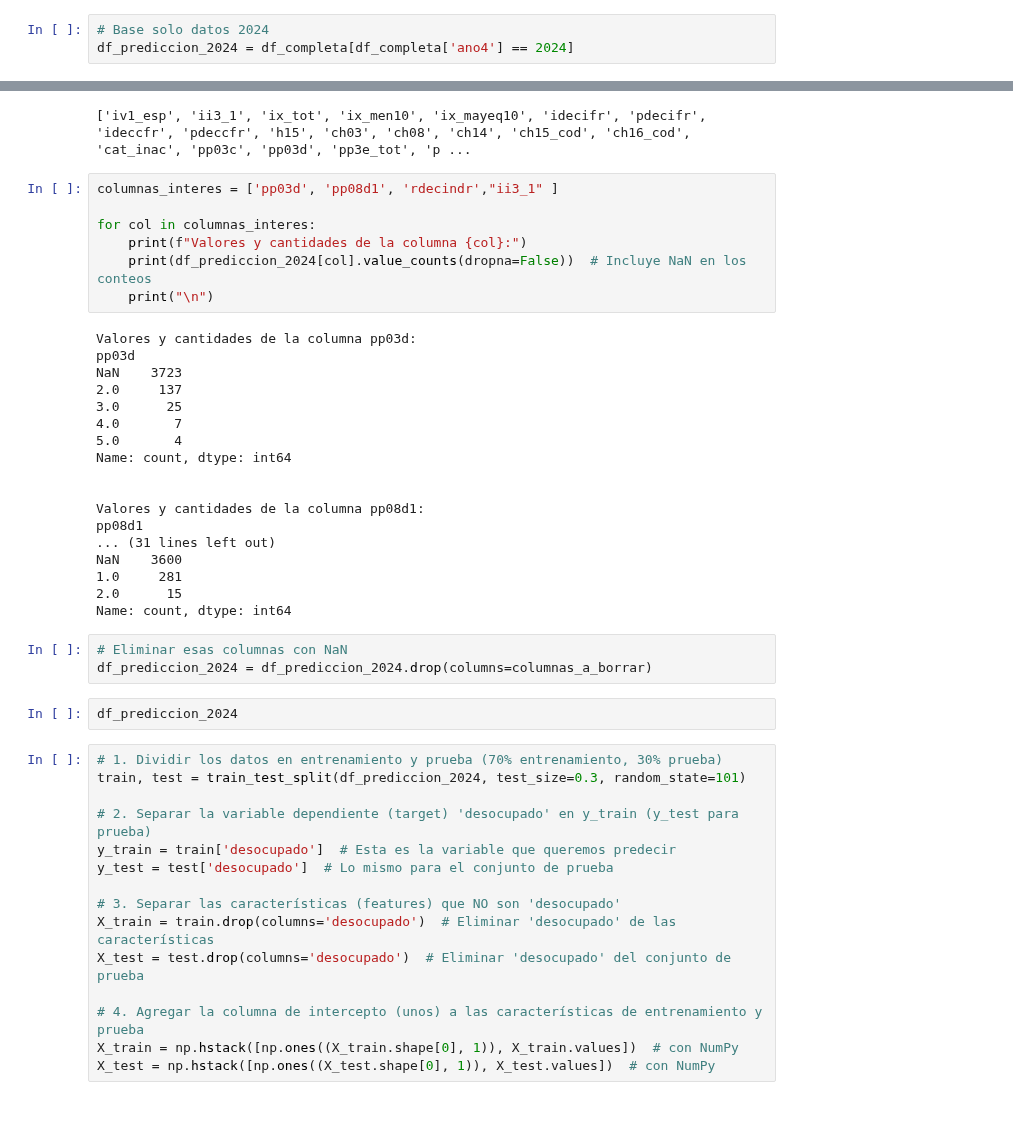
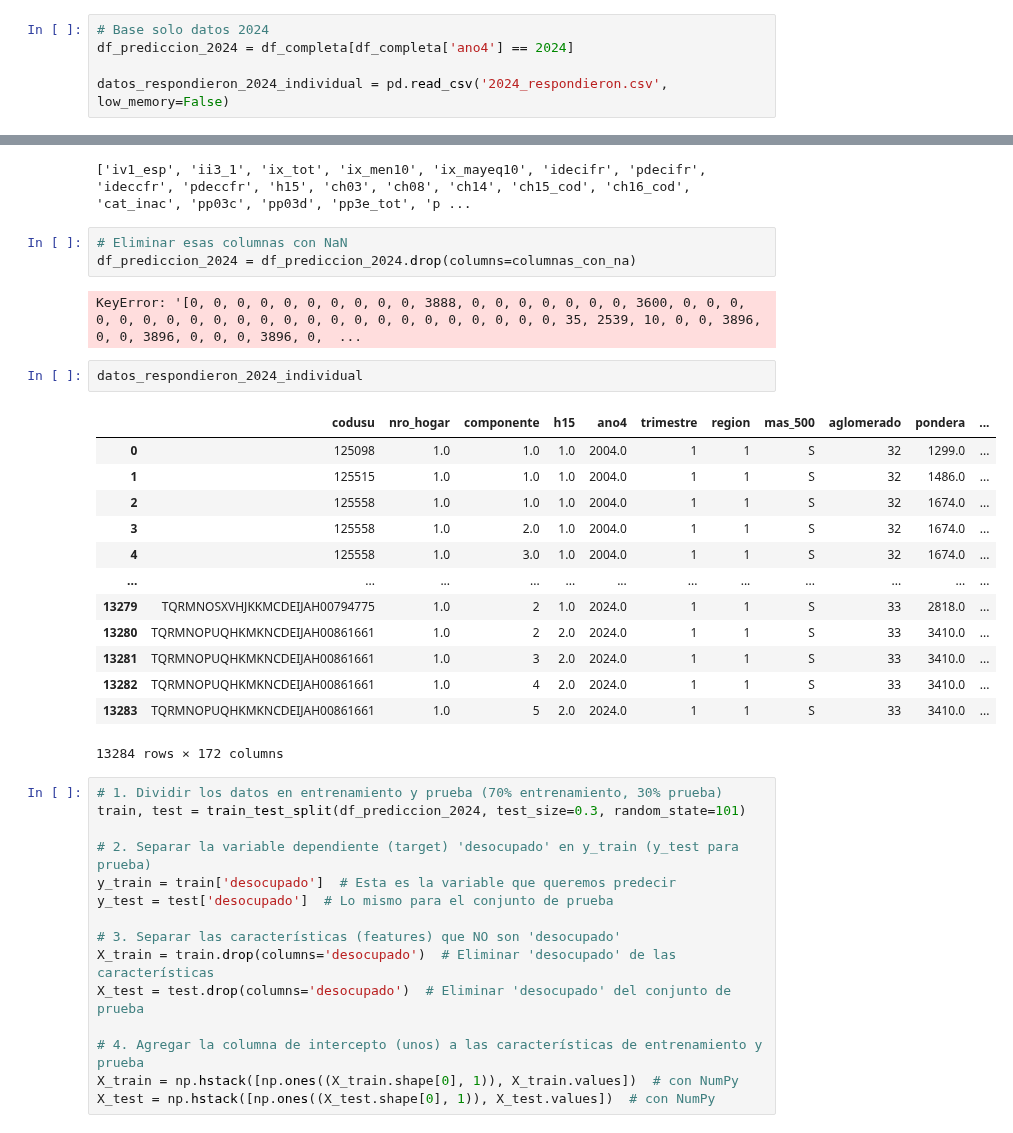
Before and after one commit to miligarofalo/CC408-T2-1, a Jupyter notebook: TP4/TP4_grupal.ipynb, the cells around one changed output, grey strips where cells are left out. Cells and saved outputs as stored; diff of their text form.

```diff
--- a/TP4/TP4_grupal.ipynb
+++ b/TP4/TP4_grupal.ipynb
@@ -673,6 +673,8 @@ VOY a buscar la tabla de respondieron para agarrar las dummys.
 # %%
 # Base solo datos 2024
 df_prediccion_2024 = df_completa[df_completa['ano4'] == 2024]
+
+datos_respondieron_2024_individual = pd.read_csv('2024_respondieron.csv', low_memory=False)
 # %%
 # Obtener las columnas con valores NaN
 columnas_con_na = df_prediccion_2024.isna().sum()
@@ -684,36 +686,27 @@ columnas_con_na_lista = columnas_con_na[columnas_con_na > 0].index.tolist()
 print(columnas_con_na_lista)
 # %% [output]
 ['iv1_esp', 'ii3_1', 'ix_tot', 'ix_men10', 'ix_mayeq10', 'idecifr', 'pdecifr', 'ideccfr', 'pdeccfr', 'h15', 'ch03', 'ch08', 'ch14', 'ch15_cod', 'ch16_cod', 'cat_inac', 'pp03c', 'pp03d', 'pp3e_tot', 'p ...
-# %%
-columnas_interes = ['pp03d', 'pp08d1', 'rdecindr',"ii3_1" ]
-
-for col in columnas_interes:
-    print(f"Valores y cantidades de la columna {col}:")
-    print(df_prediccion_2024[col].value_counts(dropna=False))  # Incluye NaN en los conteos
-    print("\n")
-# %% [output]
-Valores y cantidades de la columna pp03d:
-pp03d
-NaN    3723
-2.0     137
-3.0      25
-4.0       7
-5.0       4
-Name: count, dtype: int64
-
-
-Valores y cantidades de la columna pp08d1:
-pp08d1
-... (31 lines left out)
-NaN    3600
-1.0     281
-2.0      15
-Name: count, dtype: int64
 # %%
 # Eliminar esas columnas con NaN
-df_prediccion_2024 = df_prediccion_2024.drop(columns=columnas_a_borrar)
+df_prediccion_2024 = df_prediccion_2024.drop(columns=columnas_con_na)
+# %% [output]
+KeyError: '[0, 0, 0, 0, 0, 0, 0, 0, 0, 0, 3888, 0, 0, 0, 0, 0, 0, 0, 3600, 0, 0, 0, 0, 0, 0, 0, 0, 0, 0, 0, 0, 0, 0, 0, 0, 0, 0, 0, 0, 0, 0, 0, 35, 2539, 10, 0, 0, 3896, 0, 0, 3896, 0, 0, 0, 3896, 0,  ...
 # %%
-df_prediccion_2024
+datos_respondieron_2024_individual
+# %% [output]
+|  | codusu | nro_hogar | componente | h15 | ano4 | trimestre | region | mas_500 | aglomerado | pondera | ... |
+| 0 | 125098 | 1.0 | 1.0 | 1.0 | 2004.0 | 1 | 1 | S | 32 | 1299.0 | ... |
+| 1 | 125515 | 1.0 | 1.0 | 1.0 | 2004.0 | 1 | 1 | S | 32 | 1486.0 | ... |
+| 2 | 125558 | 1.0 | 1.0 | 1.0 | 2004.0 | 1 | 1 | S | 32 | 1674.0 | ... |
+| 3 | 125558 | 1.0 | 2.0 | 1.0 | 2004.0 | 1 | 1 | S | 32 | 1674.0 | ... |
+| 4 | 125558 | 1.0 | 3.0 | 1.0 | 2004.0 | 1 | 1 | S | 32 | 1674.0 | ... |
+| ... | ... | ... | ... | ... | ... | ... | ... | ... | ... | ... | ... |
+| 13279 | TQRMNOSXVHJKKMCDEIJAH00794775 | 1.0 | 2 | 1.0 | 2024.0 | 1 | 1 | S | 33 | 2818.0 | ... |
+| 13280 | TQRMNOPUQHKMKNCDEIJAH00861661 | 1.0 | 2 | 2.0 | 2024.0 | 1 | 1 | S | 33 | 3410.0 | ... |
+| 13281 | TQRMNOPUQHKMKNCDEIJAH00861661 | 1.0 | 3 | 2.0 | 2024.0 | 1 | 1 | S | 33 | 3410.0 | ... |
+| 13282 | TQRMNOPUQHKMKNCDEIJAH00861661 | 1.0 | 4 | 2.0 | 2024.0 | 1 | 1 | S | 33 | 3410.0 | ... |
+| 13283 | TQRMNOPUQHKMKNCDEIJAH00861661 | 1.0 | 5 | 2.0 | 2024.0 | 1 | 1 | S | 33 | 3410.0 | ... |
+13284 rows × 172 columns
 # %%
 # 1. Dividir los datos en entrenamiento y prueba (70% entrenamiento, 30% prueba)
 train, test = train_test_split(df_prediccion_2024, test_size=0.3, random_state=101)
```
Also changed, not shown: 2 other files.
